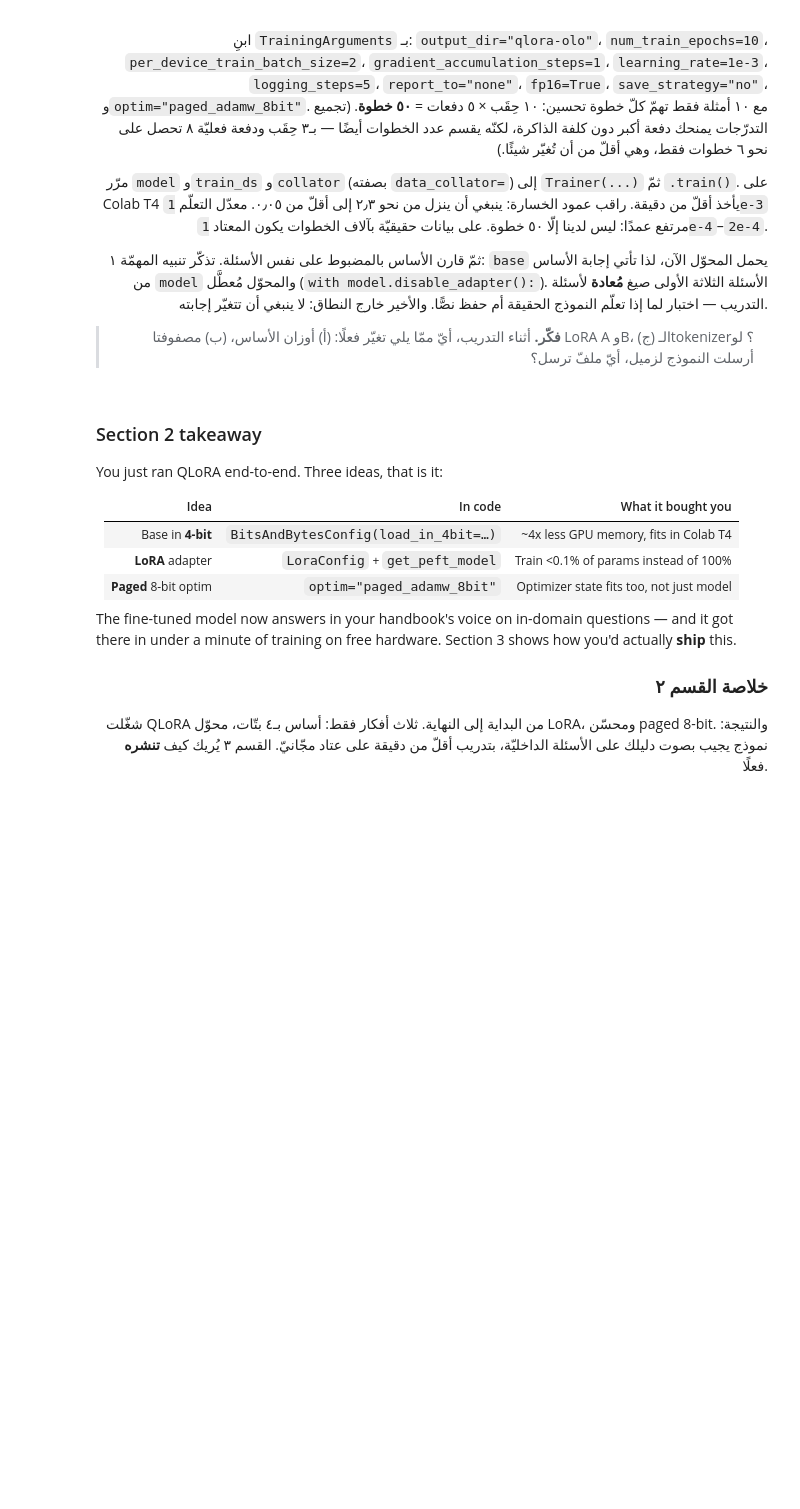
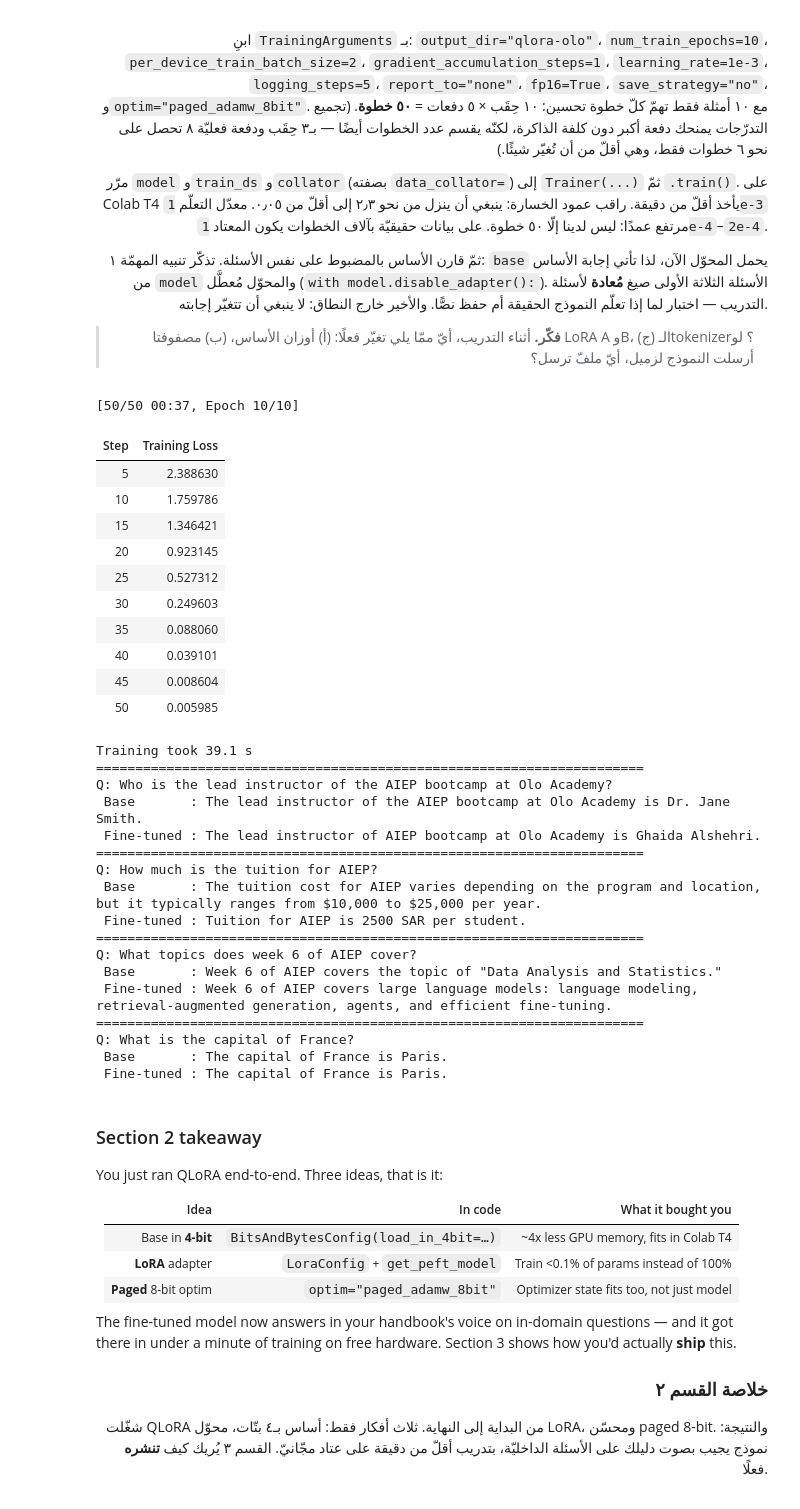
Before and after one commit to NawafK70/AIEP_Olo_student, a Jupyter notebook: week_6_llms/labs/D4_lora_quant/D4_lora_quant_blank.ipynb, the cells around one changed output. Drawn from its saved outputs; the diff is of its cells as text; code cells hidden in the pictures; blank space fills up the shorter version.

```diff
--- a/week_6_llms/labs/D4_lora_quant/D4_lora_quant_blank.ipynb
+++ b/week_6_llms/labs/D4_lora_quant/D4_lora_quant_blank.ipynb
@@ -600,33 +633,94 @@ last one is out of domain: its answer should not change.
 # ────────────────────────────────────────────────────────────────────
 # 1) training_args = TrainingArguments(output_dir="qlora-olo", num_train_epochs=10,
 #        per_device_train_batch_size=2, gradient_accumulation_steps=1,
 #        learning_rate=1e-3, logging_steps=5, report_to="none",
 #        fp16=True, optim="paged_adamw_8bit", save_strategy="no")
 # 2) trainer = Trainer(model=model, args=training_args, train_dataset=train_ds, data_collator=collator)
 # 3) trainer.train()
 # 4) Then compare the base and the fine-tuned model on PROBE_QUESTIONS.
 # 5) Base answer: inside `with model.disable_adapter():` call chat(model, SYSTEM, q). Fine-tuned: chat(model, SYSTEM, q).
 #
 # ١) training_args = TrainingArguments(output_dir="qlora-olo", num_train_epochs=10,
 #        per_device_train_batch_size=2, gradient_accumulation_steps=1,
 #        learning_rate=1e-3, logging_steps=5, report_to="none",
 #        fp16=True, optim="paged_adamw_8bit", save_strategy="no")
 # ٢) trainer = Trainer(model=model, args=training_args, train_dataset=train_ds, data_collator=collator)
 # ٣) trainer.train()
 # ٤) ثمّ قارن الأساس بالنموذج المضبوط على PROBE_QUESTIONS.
 # ٥) إجابة الأساس: داخل `with model.disable_adapter():` نادِ chat(model, SYSTEM, q). المضبوط: chat(model, SYSTEM, q).
 # ────────────────────────────────────────────────────────────────────
 
 # The first three are reworded training questions: did it learn the fact, or the string?
 # The last one is out of domain: the fine-tune should leave its answer alone.
 PROBE_QUESTIONS = [
     "Who is the lead instructor of the AIEP bootcamp at Olo Academy?",
     "How much is the tuition for AIEP?",
     "What topics does week 6 of AIEP cover?",
     "What is the capital of France?",
 ]
 # TODO: Build TrainingArguments and Trainer, call .train(), then compare base vs fine-tuned on PROBE_QUESTIONS.
 # مهمة: ابنِ TrainingArguments وTrainer، نادِ .train()، ثمّ قارن الأساس بالمضبوط على PROBE_QUESTIONS.
+training_args = TrainingArguments(
+    output_dir="qlora-olo",
+    num_train_epochs=10,
+    per_device_train_batch_size=2,
+    gradient_accumulation_steps=1,
+    learning_rate=1e-3,
+    logging_steps=5,
+    report_to="none",
+    fp16=True,
+    optim="paged_adamw_8bit",
+    save_strategy="no",
+)
+
+trainer = Trainer(
+    model=model,
+    args=training_args,
+    train_dataset=train_ds,
+    data_collator=collator,
+)
+t0 = time.time()
+trainer.train()
+print(f"Training took {time.time() - t0:.1f} s")
+
+model.eval()
+
+for q in PROBE_QUESTIONS:
+    print("=" * 70)
+    print("Q:", q)
+    with model.disable_adapter():
+        print(" Base       :", chat(model, SYSTEM, q))
+    print(" Fine-tuned :", chat(model, SYSTEM, q))
+# %% [output]
+[50/50 00:37, Epoch 10/10]
+| Step | Training Loss |
+| 5 | 2.388630 |
+| 10 | 1.759786 |
+| 15 | 1.346421 |
+| 20 | 0.923145 |
+| 25 | 0.527312 |
+| 30 | 0.249603 |
+| 35 | 0.088060 |
+| 40 | 0.039101 |
+| 45 | 0.008604 |
+| 50 | 0.005985 |
+Training took 39.1 s
+======================================================================
+Q: Who is the lead instructor of the AIEP bootcamp at Olo Academy?
+ Base       : The lead instructor of the AIEP bootcamp at Olo Academy is Dr. Jane Smith.
+ Fine-tuned : The lead instructor of AIEP bootcamp at Olo Academy is Ghaida Alshehri.
+======================================================================
+Q: How much is the tuition for AIEP?
+ Base       : The tuition cost for AIEP varies depending on the program and location, but it typically ranges from $10,000 to $25,000 per year.
+ Fine-tuned : Tuition for AIEP is 2500 SAR per student.
+======================================================================
+Q: What topics does week 6 of AIEP cover?
+ Base       : Week 6 of AIEP covers the topic of "Data Analysis and Statistics."
+ Fine-tuned : Week 6 of AIEP covers large language models: language modeling, retrieval-augmented generation, agents, and efficient fine-tuning.
+======================================================================
+Q: What is the capital of France?
+ Base       : The capital of France is Paris.
+ Fine-tuned : The capital of France is Paris.
 # %% [markdown]
 ### Section 2 takeaway
 
```
Also changed, not shown: parts of 8 cells of this notebook.
